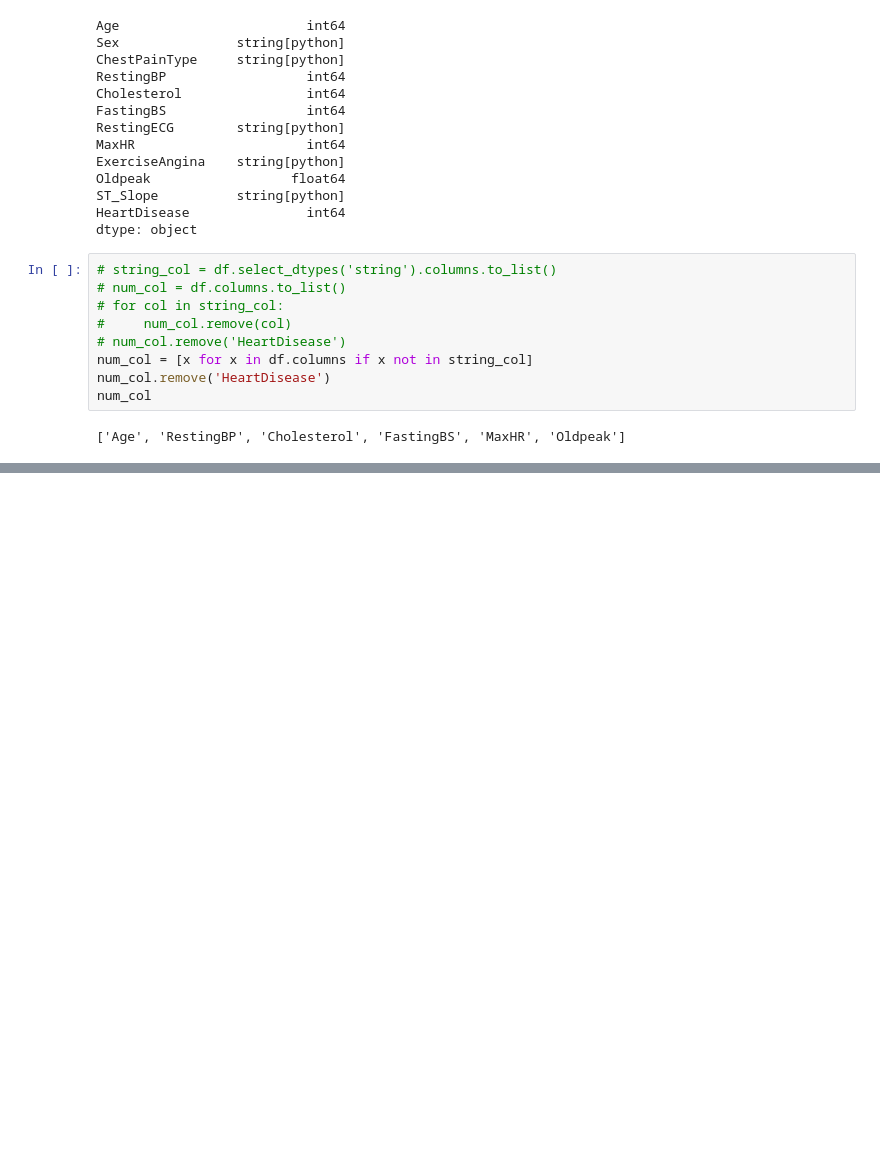
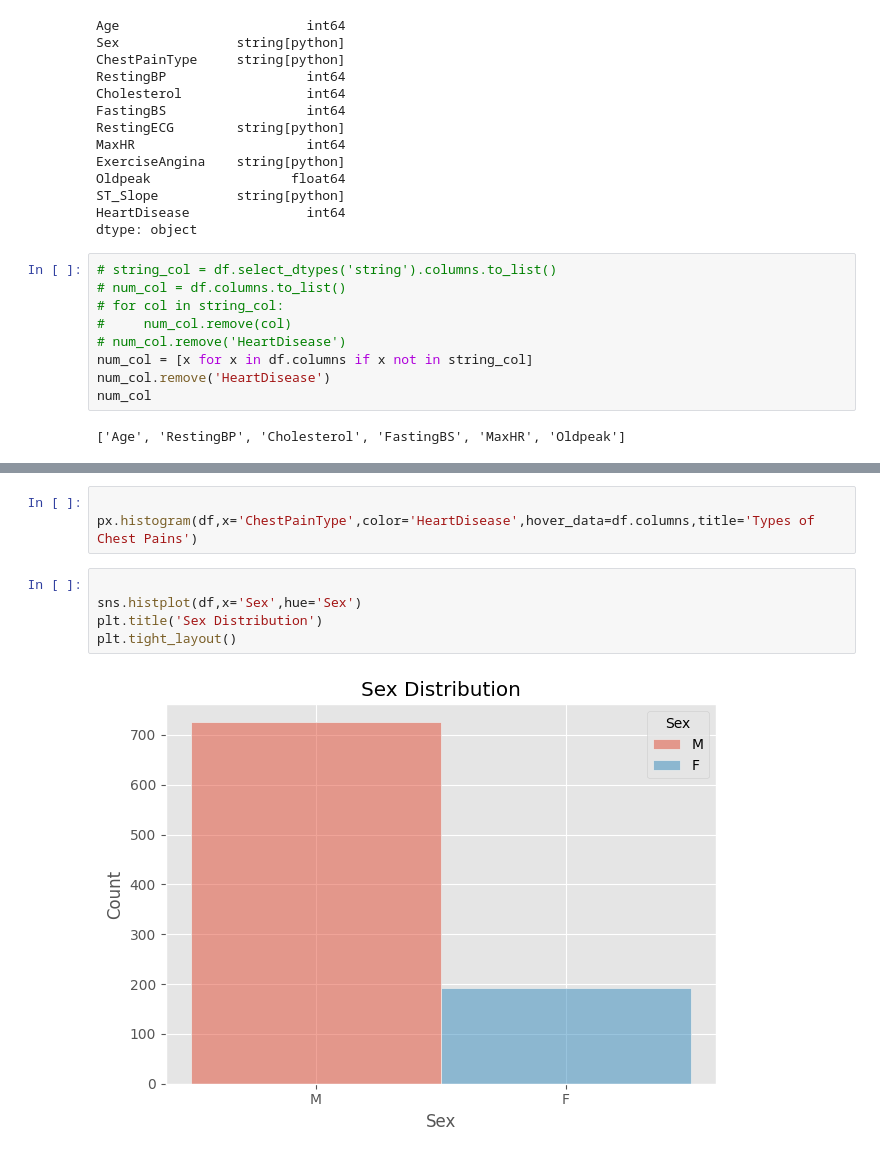
Before and after one commit to F-iol/Uni, a Jupyter notebook: ML/Heart Failure Prediction/code.ipynb, the cells around one changed output, grey strips where cells are left out. Drawn from its saved outputs; the diff is of its cells as text; blank space fills up the shorter version.

```diff
--- a/ML/Heart Failure Prediction/code.ipynb
+++ b/ML/Heart Failure Prediction/code.ipynb
@@ -78,0 +111,10 @@ num_col
+# %%
+
+px.histogram(df,x='ChestPainType',color='HeartDisease',hover_data=df.columns,title='Types of Chest Pains')
+# %%
+
+sns.histplot(df,x='Sex',hue='Sex')
+plt.title('Sex Distribution')
+plt.tight_layout()
+# %% [output]
+[figure, added]
```
Also changed, not shown: parts of 18 cells of this notebook.
